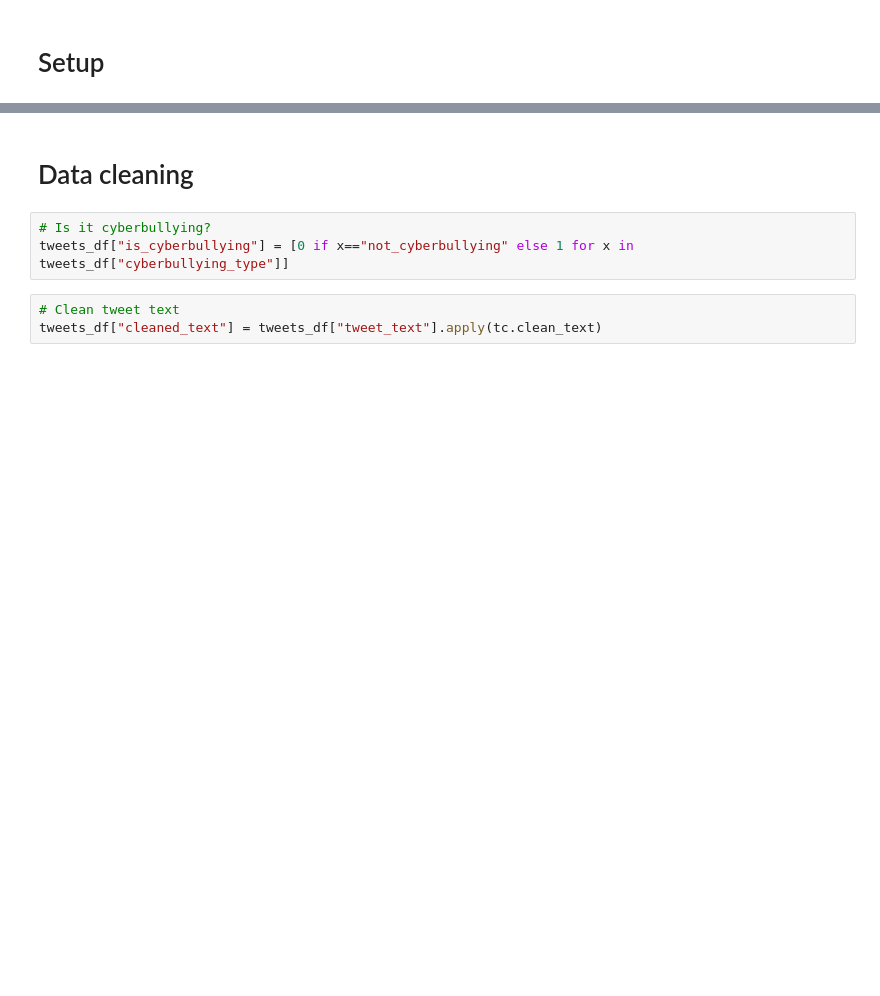
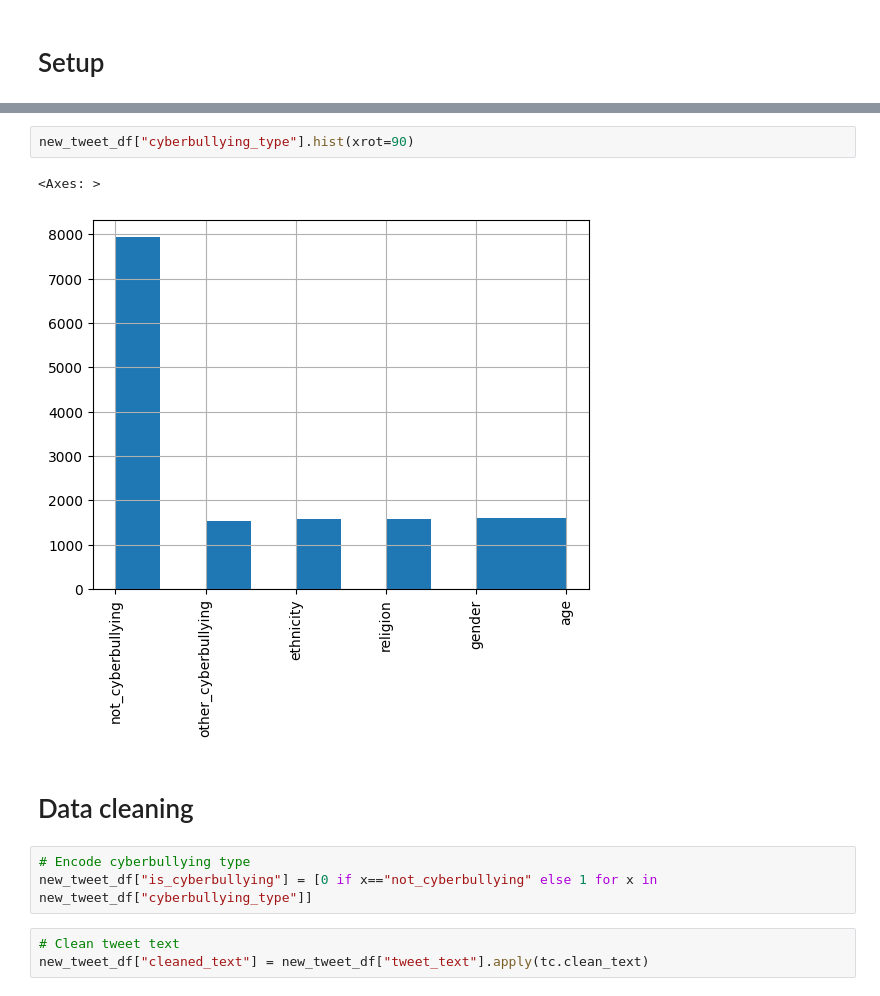
Before and after one commit to polaternez/cyberbullying-tweet-detection, a Jupyter notebook: notebooks/data_cleaning.ipynb, the cells around one changed output, grey strips where cells are left out. Saved outputs shown, nothing was run; the diff lists cells and outputs as text; blank space fills up the shorter version.

```diff
--- a/notebooks/data_cleaning.ipynb
+++ b/notebooks/data_cleaning.ipynb
@@ -73,9 +79,14 @@ tweets_df["cyberbullying_type"].hist(xrot=90)
+# %%
+new_tweet_df["cyberbullying_type"].hist(xrot=90)
+# %% [output]
+<Axes: >
+[figure, added]
 # %% [markdown]
 # Data cleaning
 # %%
-# Is it cyberbullying?
-tweets_df["is_cyberbullying"] = [0 if x=="not_cyberbullying" else 1 for x in tweets_df["cyberbullying_type"]]
+# Encode cyberbullying type
+new_tweet_df["is_cyberbullying"] = [0 if x=="not_cyberbullying" else 1 for x in new_tweet_df["cyberbullying_type"]]
 # %%
 # Clean tweet text
-tweets_df["cleaned_text"] = tweets_df["tweet_text"].apply(tc.clean_text)
+new_tweet_df["cleaned_text"] = new_tweet_df["tweet_text"].apply(tc.clean_text)
 # %%
```
Also changed, not shown: parts of 12 cells of this notebook, 2 other files.
